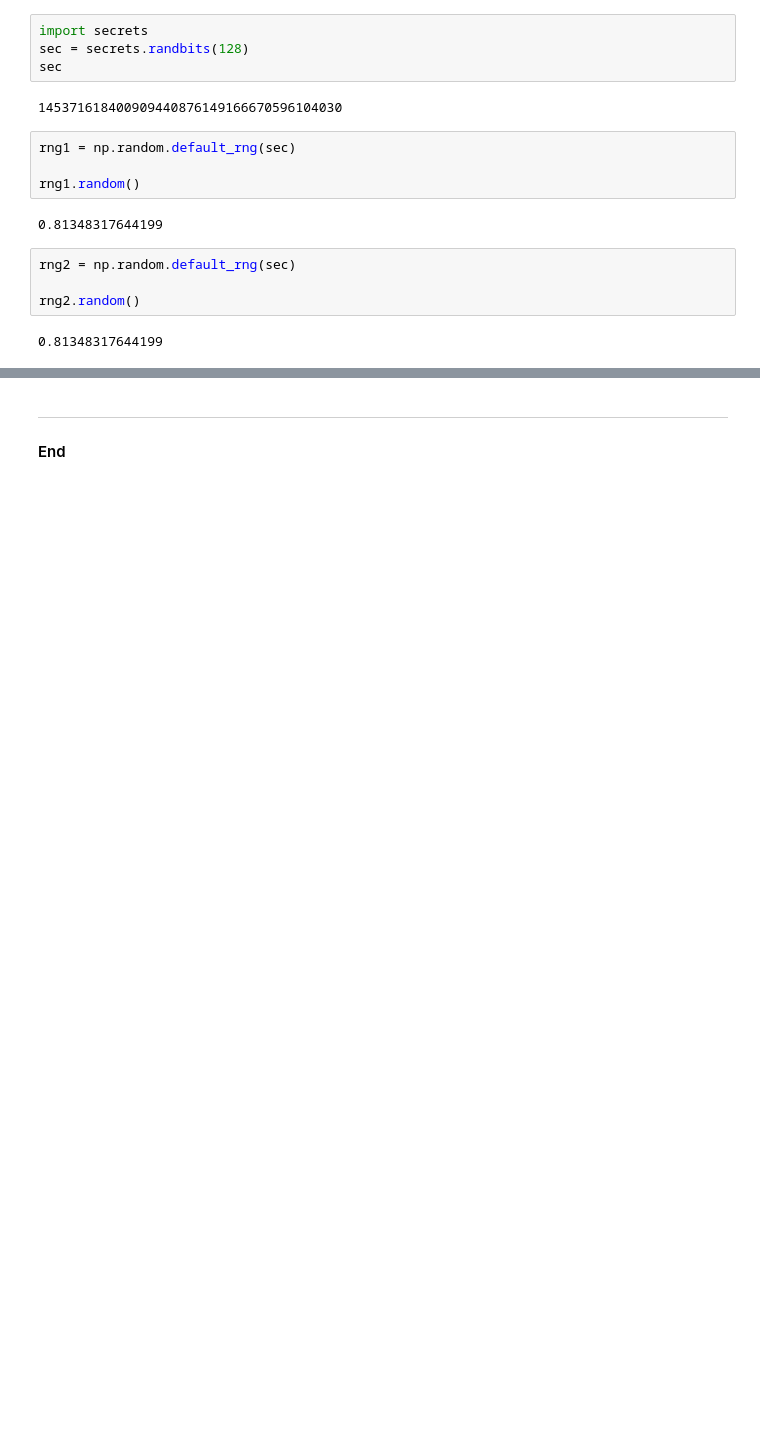
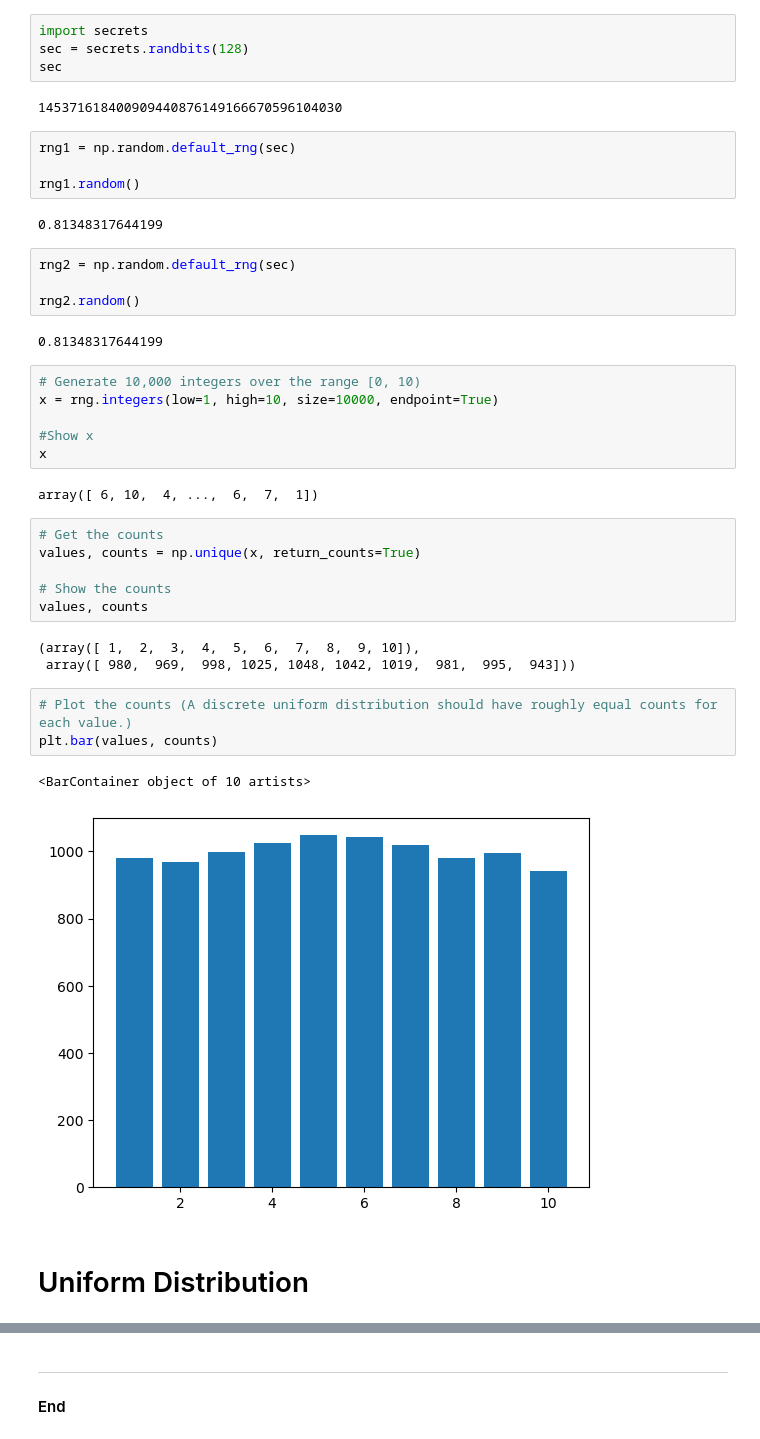
Before and after one commit to MikeCurleyCoosan/myproject, a Jupyter notebook: random.ipynb, the cells around one changed output, grey strips where cells are left out. Cells and saved outputs as stored; diff of their text form; blank space fills up the shorter version.

Commit message:
Distributions Added to random.ipynb

```diff
--- a/random.ipynb
+++ b/random.ipynb
@@ -51,3 +54,28 @@ rng2 = np.random.default_rng(sec)
 rng2.random()
 # %% [output]
 0.81348317644199
+# %%
+# Generate 10,000 integers over the range [0, 10)
+x = rng.integers(low=1, high=10, size=10000, endpoint=True)
+
+#Show x
+x
+# %% [output]
+array([ 6, 10,  4, ...,  6,  7,  1])
+# %%
+# Get the counts
+values, counts = np.unique(x, return_counts=True)
+
+# Show the counts
+values, counts
+# %% [output]
+(array([ 1,  2,  3,  4,  5,  6,  7,  8,  9, 10]),
+ array([ 980,  969,  998, 1025, 1048, 1042, 1019,  981,  995,  943]))
+# %%
+# Plot the counts (A discrete uniform distribution should have roughly equal counts for each value.)
+plt.bar(values, counts)
+# %% [output]
+<BarContainer object of 10 artists>
+[figure, added]
+# %% [markdown]
+# Uniform Distribution
```
Also changed, not shown: parts of 5 cells of this notebook.
